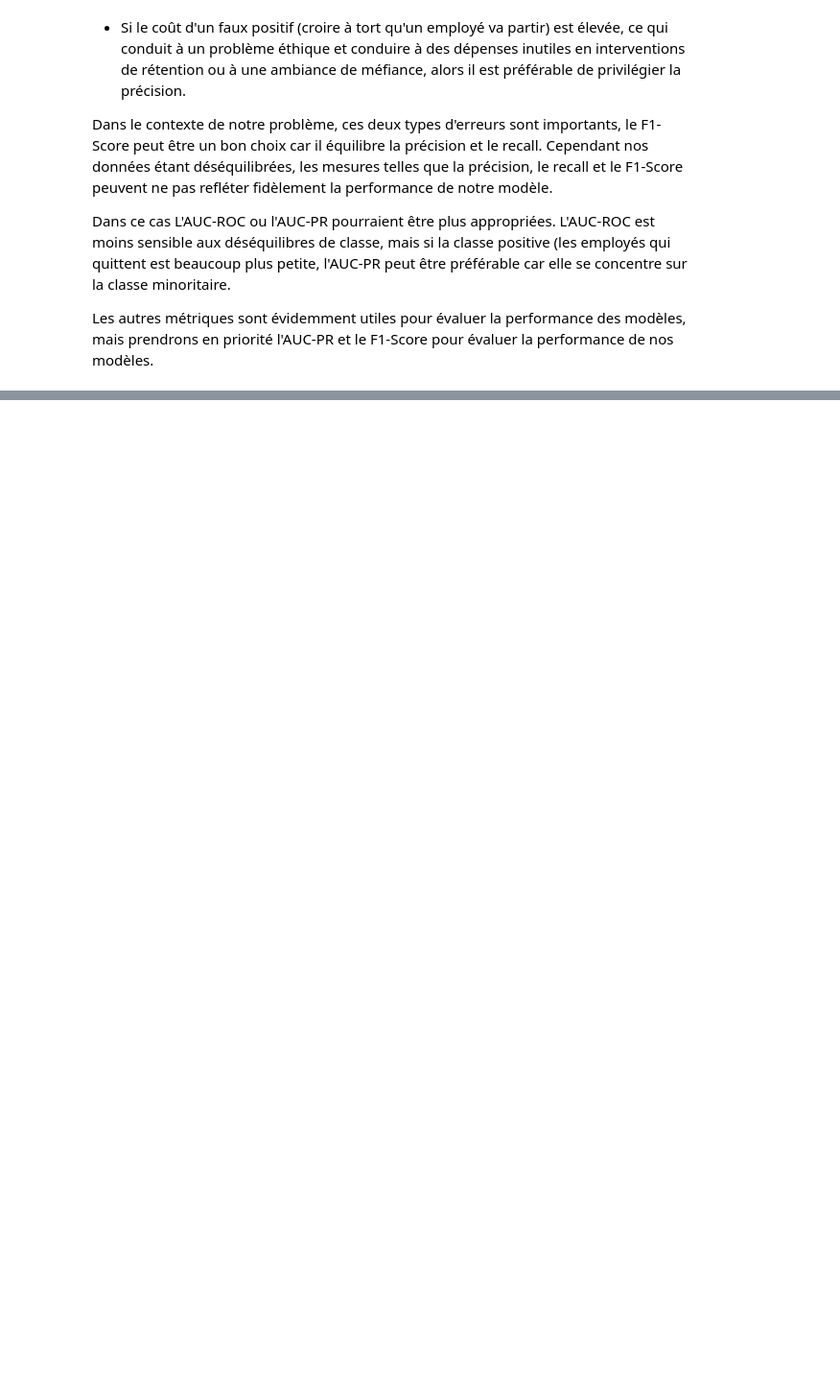
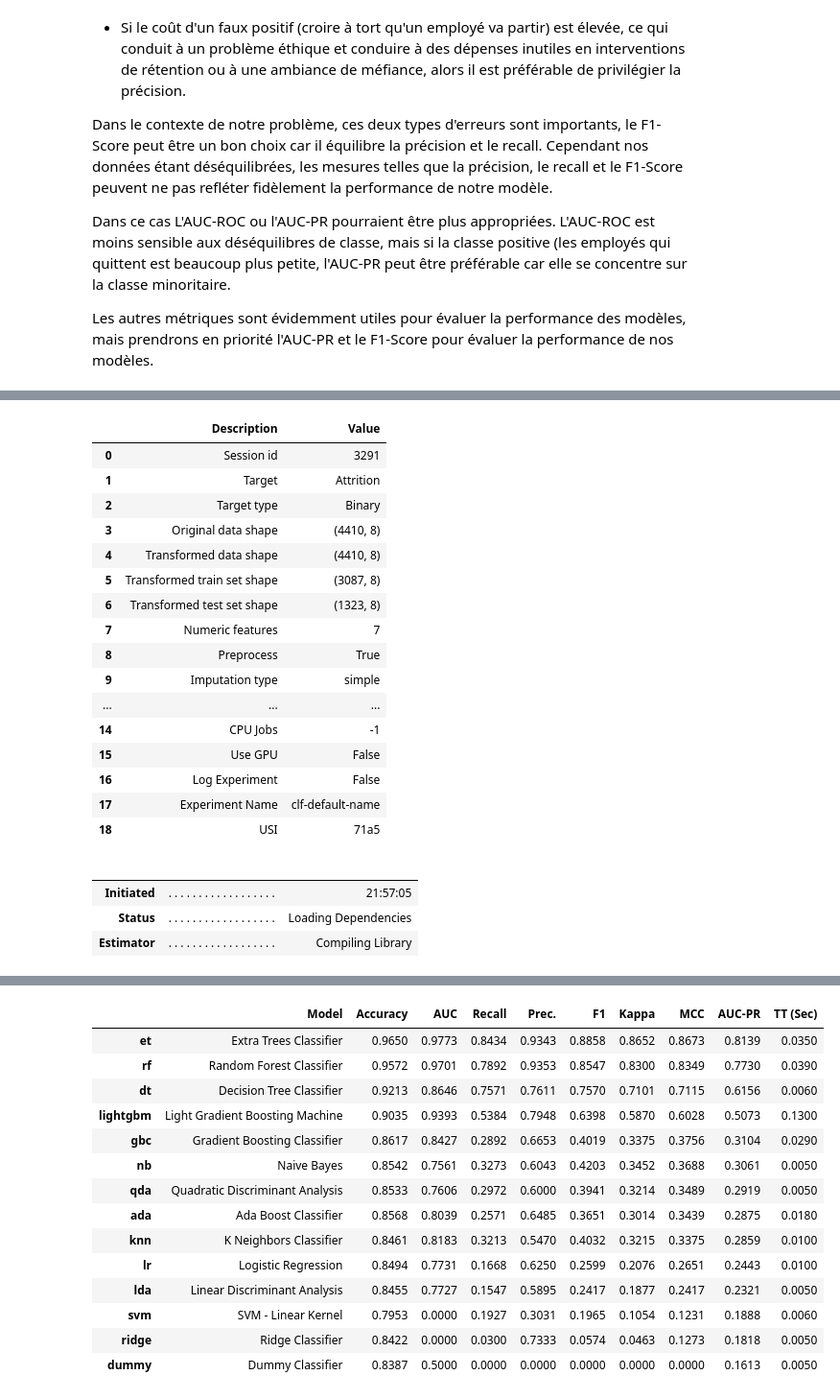
Before and after one commit to Victorien-Goudeau/HumanForYou, a Jupyter notebook: HumanForYou/HumanForYouProject.ipynb, the cells around one changed output, grey strips where cells are left out. Shown at 96% size. Drawn from its saved outputs; the diff is of its cells as text; code cells hidden in the pictures; blank space fills up the shorter version.

```diff
--- a/HumanForYou/HumanForYouProject.ipynb
+++ b/HumanForYou/HumanForYouProject.ipynb
@@ -263,0 +272,30 @@ Les autres métriques sont évidemment utiles pour évaluer la performance des m
+# %%
+def auc_pr_score(y_true, y_pred):
+    return average_precision_score(y_true, y_pred)
+# %%
+clf = setup(data=dataset, target='Attrition')
+add_metric('AUC-PR', 'AUC-PR', auc_pr_score, greater_is_better=True)
+best_model = compare_models(sort='AUC-PR')
+# %% [output]
+|  | Description | Value |
+| 0 | Session id | 3291 |
+| 1 | Target | Attrition |
+| 2 | Target type | Binary |
+| 3 | Original data shape | (4410, 8) |
+| 4 | Transformed data shape | (4410, 8) |
+| 5 | Transformed train set shape | (3087, 8) |
+| 6 | Transformed test set shape | (1323, 8) |
+| 7 | Numeric features | 7 |
+| 8 | Preprocess | True |
+| 9 | Imputation type | simple |
+| ... | ... | ... |
+| 14 | CPU Jobs | -1 |
+| 15 | Use GPU | False |
+| 16 | Log Experiment | False |
+| 17 | Experiment Name | clf-default-name |
+| 18 | USI | 71a5 |
+|  |  |  |
+|  |  |  |
+| Initiated | . . . . . . . . . . . . . . . . . . | 21:57:05 |
+| Status | . . . . . . . . . . . . . . . . . . | Loading Dependencies |
+| Estimator | . . . . . . . . . . . . . . . . . . | Compiling Library |
@@ -263,0 +303,15 @@ Les autres métriques sont évidemment utiles pour évaluer la performance des m
+|  | Model | Accuracy | AUC | Recall | Prec. | F1 | Kappa | MCC | AUC-PR | TT (Sec) |
+| et | Extra Trees Classifier | 0.9650 | 0.9773 | 0.8434 | 0.9343 | 0.8858 | 0.8652 | 0.8673 | 0.8139 | 0.0350 |
+| rf | Random Forest Classifier | 0.9572 | 0.9701 | 0.7892 | 0.9353 | 0.8547 | 0.8300 | 0.8349 | 0.7730 | 0.0390 |
+| dt | Decision Tree Classifier | 0.9213 | 0.8646 | 0.7571 | 0.7611 | 0.7570 | 0.7101 | 0.7115 | 0.6156 | 0.0060 |
+| lightgbm | Light Gradient Boosting Machine | 0.9035 | 0.9393 | 0.5384 | 0.7948 | 0.6398 | 0.5870 | 0.6028 | 0.5073 | 0.1300 |
+| gbc | Gradient Boosting Classifier | 0.8617 | 0.8427 | 0.2892 | 0.6653 | 0.4019 | 0.3375 | 0.3756 | 0.3104 | 0.0290 |
+| nb | Naive Bayes | 0.8542 | 0.7561 | 0.3273 | 0.6043 | 0.4203 | 0.3452 | 0.3688 | 0.3061 | 0.0050 |
+| qda | Quadratic Discriminant Analysis | 0.8533 | 0.7606 | 0.2972 | 0.6000 | 0.3941 | 0.3214 | 0.3489 | 0.2919 | 0.0050 |
+| ada | Ada Boost Classifier | 0.8568 | 0.8039 | 0.2571 | 0.6485 | 0.3651 | 0.3014 | 0.3439 | 0.2875 | 0.0180 |
+| knn | K Neighbors Classifier | 0.8461 | 0.8183 | 0.3213 | 0.5470 | 0.4032 | 0.3215 | 0.3375 | 0.2859 | 0.0100 |
+| lr | Logistic Regression | 0.8494 | 0.7731 | 0.1668 | 0.6250 | 0.2599 | 0.2076 | 0.2651 | 0.2443 | 0.0100 |
+| lda | Linear Discriminant Analysis | 0.8455 | 0.7727 | 0.1547 | 0.5895 | 0.2417 | 0.1877 | 0.2417 | 0.2321 | 0.0050 |
+| svm | SVM - Linear Kernel | 0.7953 | 0.0000 | 0.1927 | 0.3031 | 0.1965 | 0.1054 | 0.1231 | 0.1888 | 0.0060 |
+| ridge | Ridge Classifier | 0.8422 | 0.0000 | 0.0300 | 0.7333 | 0.0574 | 0.0463 | 0.1273 | 0.1818 | 0.0050 |
+| dummy | Dummy Classifier | 0.8387 | 0.5000 | 0.0000 | 0.0000 | 0.0000 | 0.0000 | 0.0000 | 0.1613 | 0.0050 |
```
Also changed, not shown: parts of 12 cells of this notebook.
